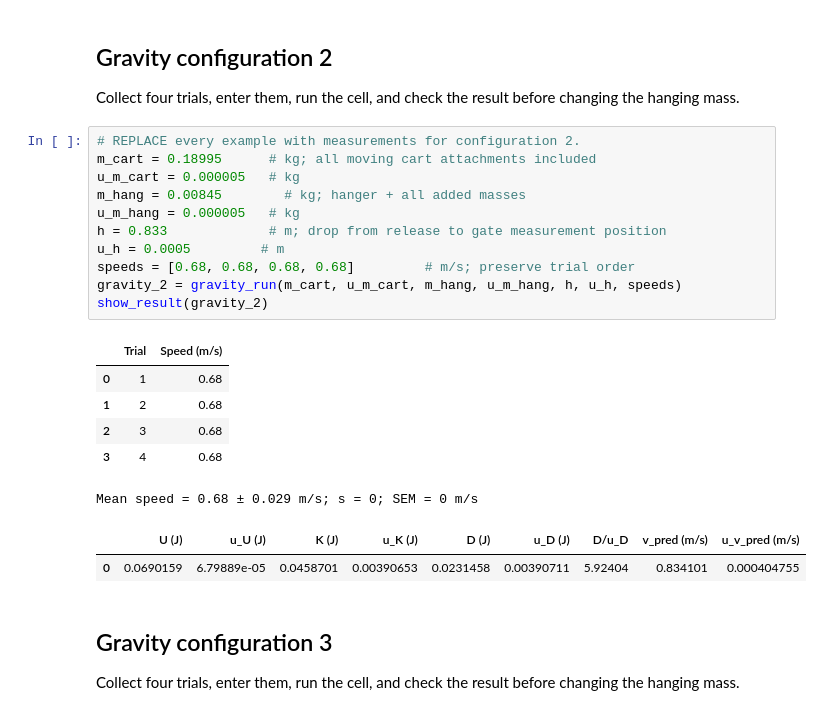
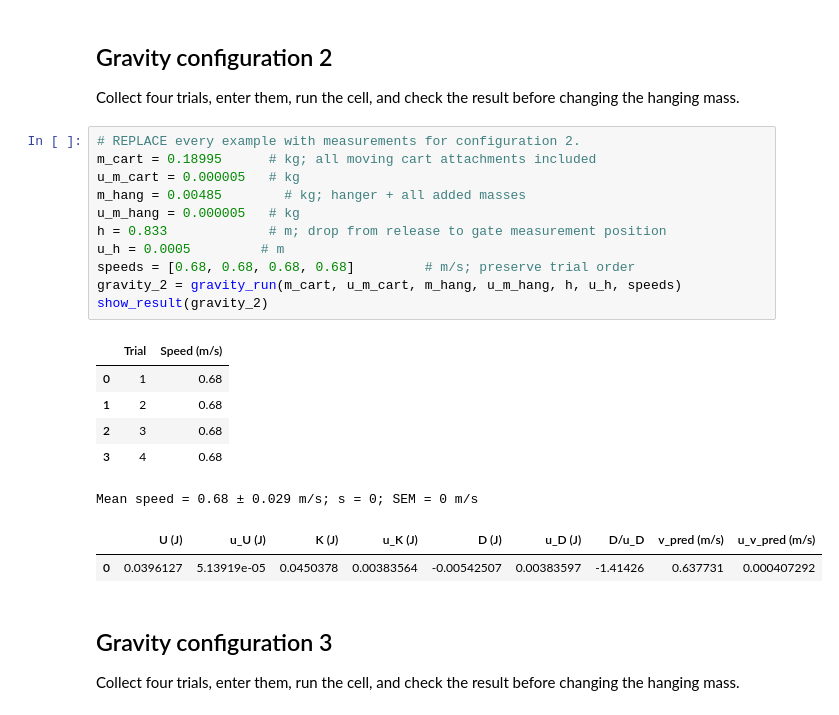
Before and after one commit to aston-french/Phys201L, a Jupyter notebook: labs/Lab05_Air_Track_Conservation_of_Energy/Lab05_Air_Track_Conservation_of_Energy.ipynb, the cells around one changed output. Cells and saved outputs as stored; diff of their text form.

```diff
--- a/labs/Lab05_Air_Track_Conservation_of_Energy/Lab05_Air_Track_Conservation_of_Energy.ipynb
+++ b/labs/Lab05_Air_Track_Conservation_of_Energy/Lab05_Air_Track_Conservation_of_Energy.ipynb
@@ -259,23 +257,23 @@ Collect four trials, enter them, run the cell, and check the result before chang
 # %%
 # REPLACE every example with measurements for configuration 2.
 m_cart = 0.18995      # kg; all moving cart attachments included
 u_m_cart = 0.000005   # kg
-m_hang = 0.00845        # kg; hanger + all added masses
+m_hang = 0.00485        # kg; hanger + all added masses
 u_m_hang = 0.000005   # kg
 h = 0.833             # m; drop from release to gate measurement position
 u_h = 0.0005         # m
 speeds = [0.68, 0.68, 0.68, 0.68]         # m/s; preserve trial order
 gravity_2 = gravity_run(m_cart, u_m_cart, m_hang, u_m_hang, h, u_h, speeds)
 show_result(gravity_2)
 # %% [output]
 |  | Trial | Speed (m/s) |
 | 0 | 1 | 0.68 |
 | 1 | 2 | 0.68 |
 | 2 | 3 | 0.68 |
 | 3 | 4 | 0.68 |
 Mean speed = 0.68 ± 0.029 m/s; s = 0; SEM = 0 m/s
 |  | U (J) | u_U (J) | K (J) | u_K (J) | D (J) | u_D (J) | D/u_D | v_pred (m/s) | u_v_pred (m/s) |
-| 0 | 0.0690159 | 6.79889e-05 | 0.0458701 | 0.00390653 | 0.0231458 | 0.00390711 | 5.92404 | 0.834101 | 0.000404755 |
+| 0 | 0.0396127 | 5.13919e-05 | 0.0450378 | 0.00383564 | -0.00542507 | 0.00383597 | -1.41426 | 0.637731 | 0.000407292 |
 # %% [markdown]
 ## Gravity configuration 3
 Collect four trials, enter them, run the cell, and check the result before changing the hanging mass.
```
Also changed, not shown: parts of 3 cells of this notebook.
